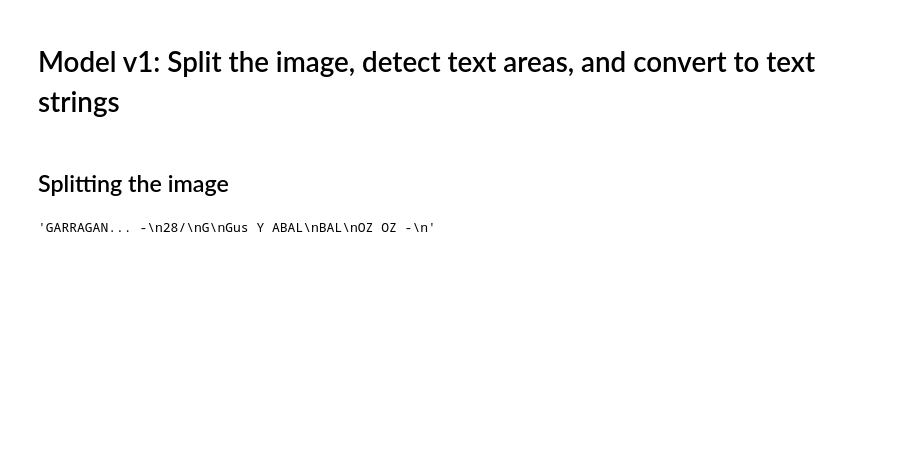
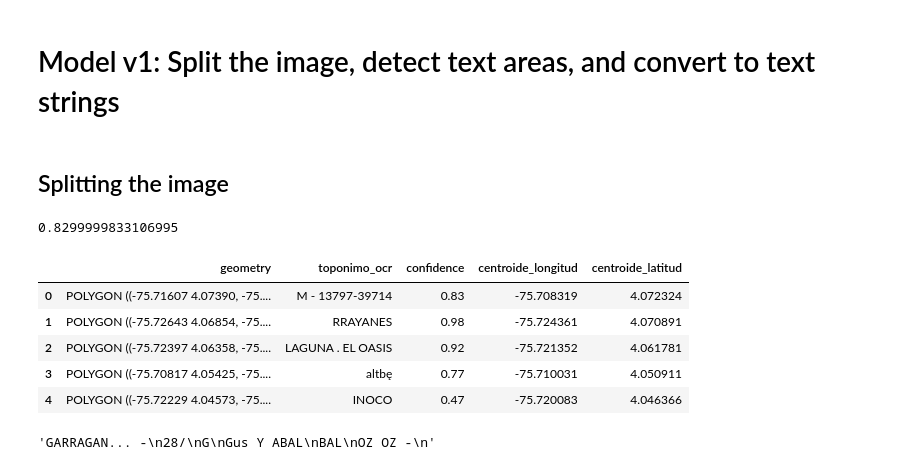
Before and after one commit to jcelis87/IGAC-team18, a Jupyter notebook: Model/Model v1.ipynb, the cells around one changed output. Drawn from its saved outputs; the diff is of its cells as text; code cells hidden in the pictures; blank space fills up the shorter version.

```diff
--- a/Model/Model v1.ipynb
+++ b/Model/Model v1.ipynb
@@ -154,2 +178,10 @@ def geotif_to_jpeg(tif_filename):
+# %%
+def get_coords(boundings, word_index, point_index, coord):
+    if coord == "x":
+        return boundings[word_index].vertices[point_index].x
+    else:
+        return boundings[word_index].vertices[point_index].y
 # %%
 split_images("geotiffs/M-1390 F-42290.tif")
+geotif_to_jpeg("split_out/output_data_5.tif")
+response, text = detect_text(getbytesimg_from_path("split_out/output_data_5.jpeg"))
@@ -158,3 +188,39 @@ geotif_to_jpeg("split_out/output_data_3.tif")
+# %%
+words, boundings, confidence = get_text_coords(response)
+# %%
+img = rasterio.open("split_out/output_data_5.jpeg")
+geometries = []
+centroids = []
+
+for i in range(len(words)):
+    aux_polygon = Polygon([img.xy(get_coords(boundings,i,0,"y"),get_coords(boundings,i,0,"x")),
+                           img.xy(get_coords(boundings,i,1,"y"),get_coords(boundings,i,1,"x")),
+                           img.xy(get_coords(boundings,i,2,"y"),get_coords(boundings,i,2,"x")),
+                           img.xy(get_coords(boundings,i,3,"y"),get_coords(boundings,i,3,"x")),
+                           img.xy(get_coords(boundings,i,0,"y"),get_coords(boundings,i,0,"x"))])
+    geometries.append(aux_polygon)
+    centroids.append(aux_polygon.representative_point())
+
+point = gpd.GeoDataFrame()
+point["geometry"] = geometries
+point["toponimo_ocr"] = words
+point["confidence"] = confidence
+point["centroide_longitud"] = [x.coords[0][0] for x in centroids]
+point["centroide_latitud"] = [x.coords[0][1] for x in centroids]
+point.to_file("geometries/output_data_5.geojson", driver="GeoJSON")
+# %%
+response.full_text_annotation.pages[0].blocks[0].confidence
+# %% [output]
+0.8299999833106995
+# %%
+point
+# %% [output]
+|  | geometry | toponimo_ocr | confidence | centroide_longitud | centroide_latitud |
+| 0 | POLYGON ((-75.71607 4.07390, -75.... | M - 13797-39714 | 0.83 | -75.708319 | 4.072324 |
+| 1 | POLYGON ((-75.72643 4.06854, -75.... | RRAYANES | 0.98 | -75.724361 | 4.070891 |
+| 2 | POLYGON ((-75.72397 4.06358, -75.... | LAGUNA . EL OASIS | 0.92 | -75.721352 | 4.061781 |
+| 3 | POLYGON ((-75.70817 4.05425, -75.... | altbę | 0.77 | -75.710031 | 4.050911 |
+| 4 | POLYGON ((-75.72229 4.04573, -75.... | INOCO | 0.47 | -75.720083 | 4.046366 |
 # %%
 response, text = detect_text(getbytesimg_from_path("test.jpeg"))
 text
```
Also changed, not shown: parts of 5 cells of this notebook, 5 other files.
